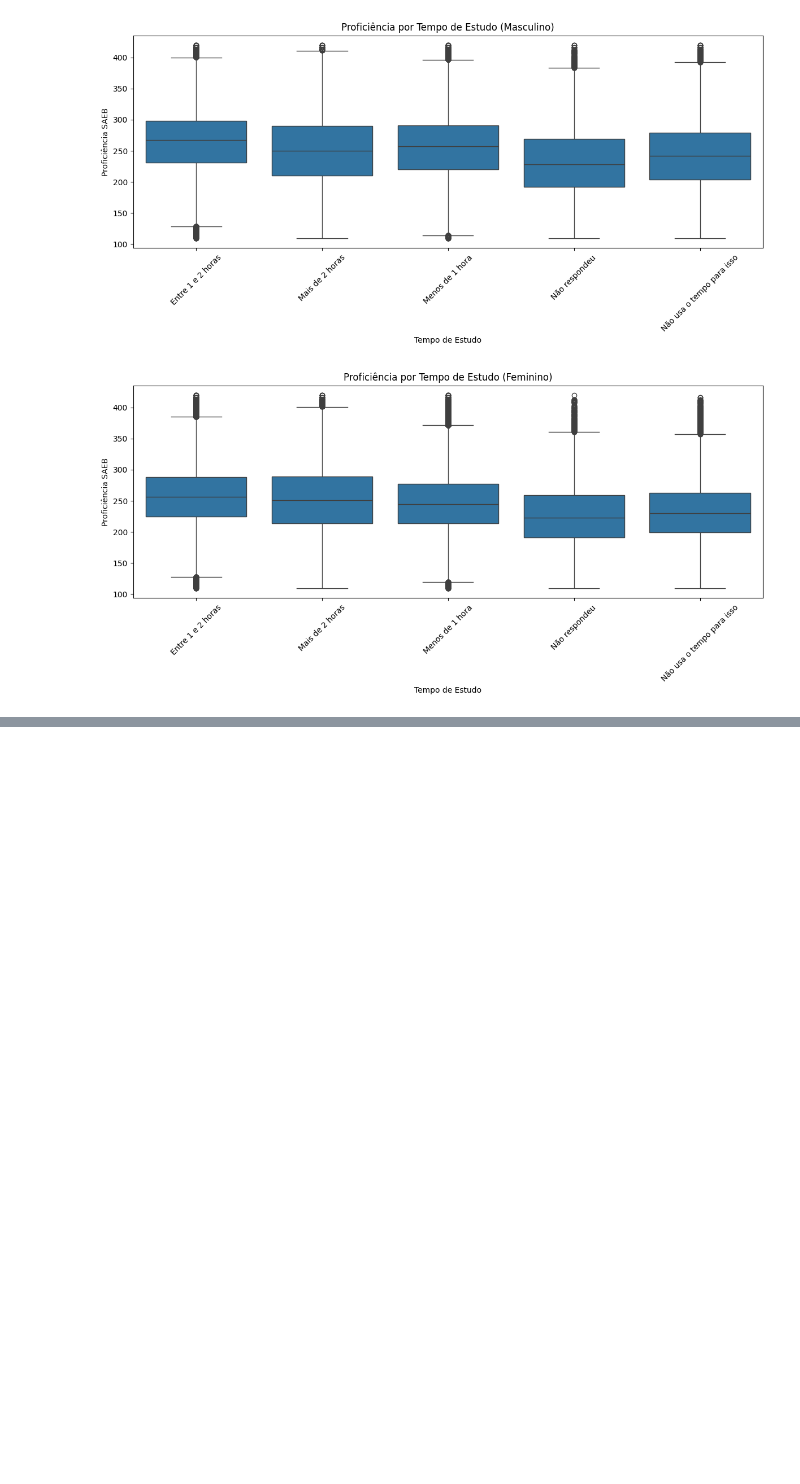
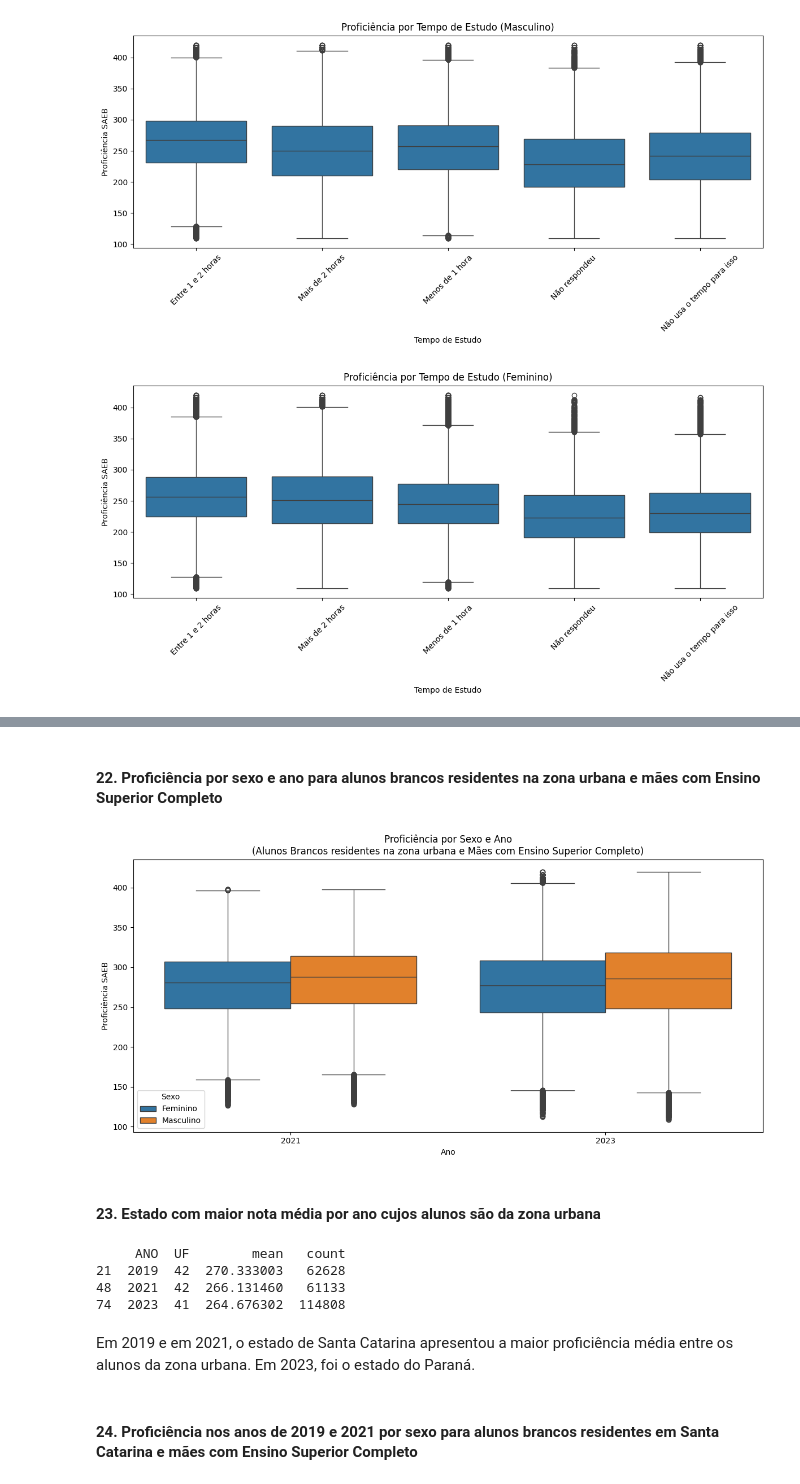
Before and after one commit to emilly788/TCC, a Jupyter notebook: 2. Análise Exploratória dos Dados.ipynb, the cells around one changed output, grey strips where cells are left out. Drawn from its saved outputs; the diff is of its cells as text; code cells hidden in the pictures; blank space fills up the shorter version.

```diff
--- a/2. Análise Exploratória dos Dados.ipynb
+++ b/2. Análise Exploratória dos Dados.ipynb
@@ -888,0 +1144,69 @@ plt.show()
+# %% [markdown]
+#### 22. Proficiência por sexo e ano para alunos brancos residentes na zona urbana e mães com Ensino Superior Completo
+# %%
+df_filtrado = df_final_2[
+    (df_final_2["COR/RACA"] == "Branca") &
+    (df_final_2["LOCALIZACAO"] == 1) &
+    (df_final_2["ESCOL_MAE"] == "Superior completo")  &
+    (df_final_2["SEXO"].isin(["Masculino", "Feminino"]))
+]
+
+if str(df_filtrado["SEXO"].dtype) == "category":
+    df_filtrado["SEXO"] = df_filtrado["SEXO"].cat.remove_unused_categories()
+
+plt.figure(figsize=(12, 6))
+
+sns.boxplot(
+    data=df_filtrado,
+    x="ANO",
+    y="PROFICIENCIA_SAEB",
+    hue="SEXO"
+)
+
+plt.title(
+    "Proficiência por Sexo e Ano\n(Alunos Brancos residentes na zona urbana e Mães com Ensino Superior Completo)"
+)
+plt.xlabel("Ano")
+plt.ylabel("Proficiência SAEB")
+plt.legend(title="Sexo")
+
+plt.tight_layout()
+plt.show()
+# %% [output]
+[figure, added]
+# %% [markdown]
+#### 23. Estado com maior nota média por ano cujos alunos são da zona urbana
+# %%
+df_urbana = df_final[
+    df_final['LOCALIZACAO'] == 1
+].copy()
+
+media_estado_ano = (
+    df_urbana
+    .groupby(['ANO', 'UF'])['PROFICIENCIA_SAEB']
+    .agg(['mean', 'count'])
+    .reset_index()
+)
+
+media_estado_ano = media_estado_ano.sort_values(
+    ['ANO', 'mean'],
+    ascending=[True, False]
+)
+
+maior_media_por_ano = (
+    media_estado_ano
+    .sort_values(['ANO', 'mean'], ascending=[True, False])
+    .groupby('ANO')
+    .head(1)
+)
+
+print(maior_media_por_ano)
+# %% [output]
+     ANO  UF        mean   count
+21  2019  42  270.333003   62628
+48  2021  42  266.131460   61133
+74  2023  41  264.676302  114808
+# %% [markdown]
+Em 2019 e em 2021, o estado de Santa Catarina apresentou a maior proficiência média entre os alunos da zona urbana. Em 2023, foi o estado do Paraná.
+# %% [markdown]
+#### 24. Proficiência nos anos de 2019 e 2021 por sexo para alunos brancos residentes em Santa Catarina e mães com Ensino Superior Completo
```
Also changed, not shown: parts of 19 cells of this notebook.
